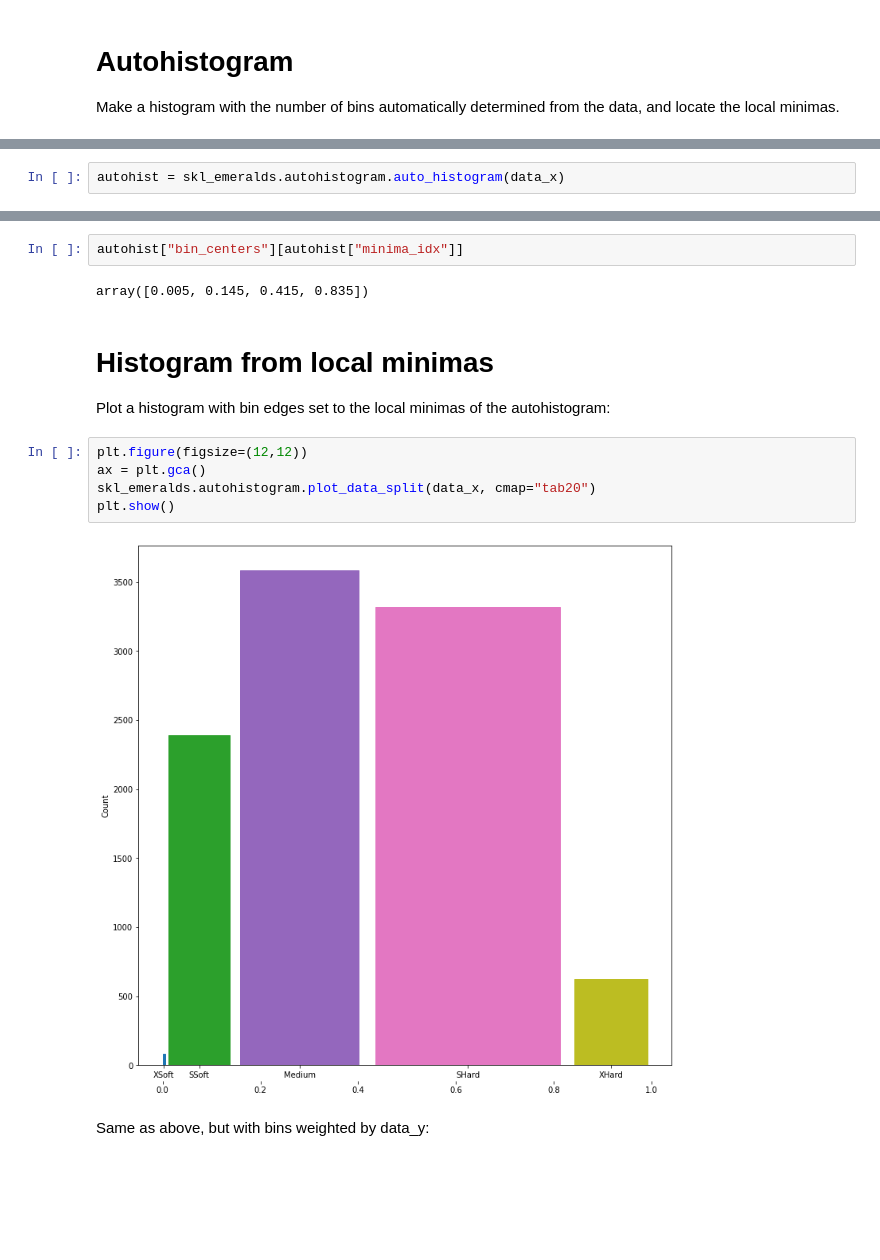
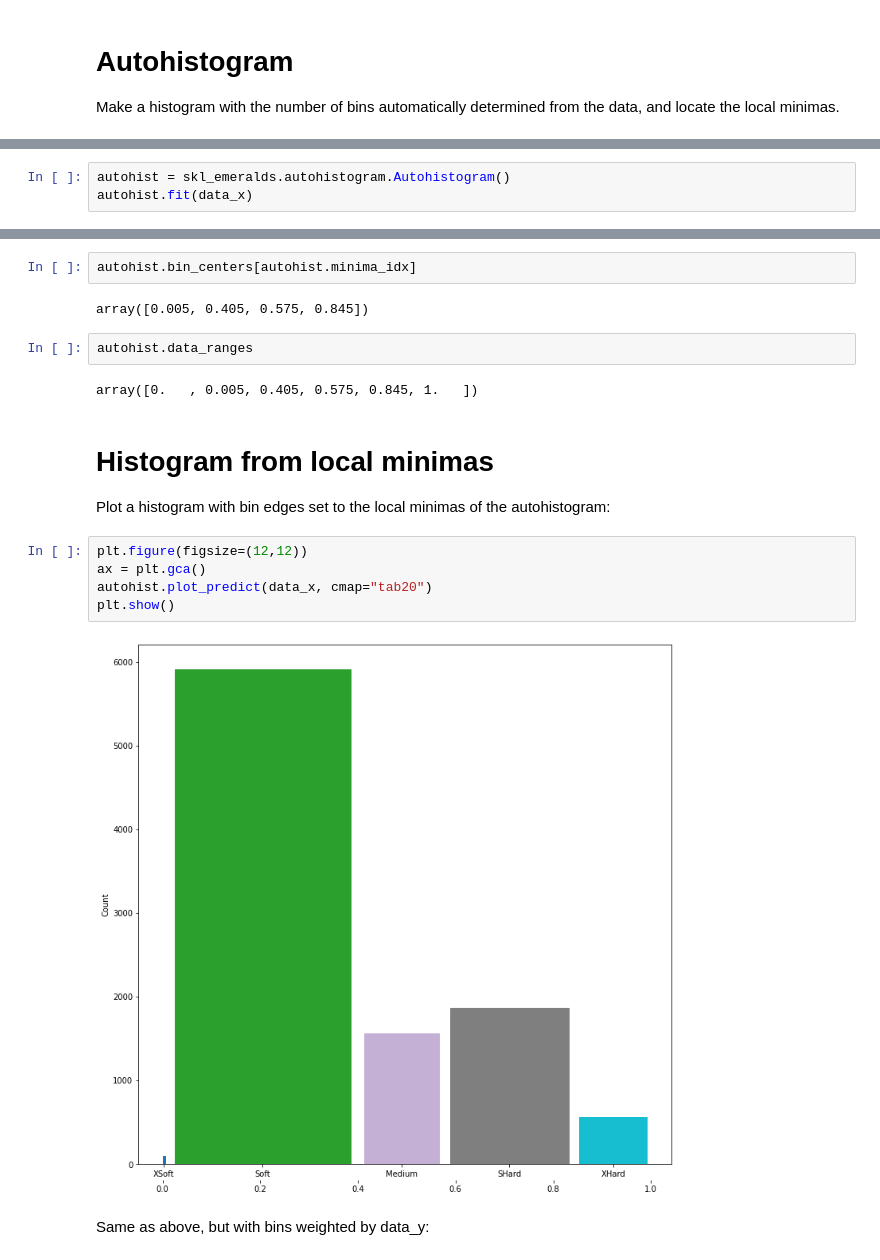
Before and after one commit to emerald-geomodelling/scikit-learn-emeralds, a Jupyter notebook: docs/Example usage autohist.ipynb, the cells around one changed output, grey strips where cells are left out. Saved outputs shown, nothing was run; the diff lists cells and outputs as text; blank space fills up the shorter version.

```diff
--- a/docs/Example usage autohist.ipynb
+++ b/docs/Example usage autohist.ipynb
@@ -38,2 +41,3 @@ Make a histogram with the number of bins automatically determined from the data,
 # %%
-autohist = skl_emeralds.autohistogram.auto_histogram(data_x)
+autohist = skl_emeralds.autohistogram.Autohistogram()
+autohist.fit(data_x)
@@ -45,17 +49,21 @@ skl_emeralds.autohistogram.plot_autohistogram(autohist)
 # %%
-autohist["bin_centers"][autohist["minima_idx"]]
+autohist.bin_centers[autohist.minima_idx]
 # %% [output]
-array([0.005, 0.145, 0.415, 0.835])
+array([0.005, 0.405, 0.575, 0.845])
+# %%
+autohist.data_ranges
+# %% [output]
+array([0.   , 0.005, 0.405, 0.575, 0.845, 1.   ])
 # %% [markdown]
 # Histogram from local minimas
 Plot a histogram with bin edges set to the local minimas of the autohistogram:
 # %%
 plt.figure(figsize=(12,12))
 ax = plt.gca()
-skl_emeralds.autohistogram.plot_data_split(data_x, cmap="tab20")
+autohist.plot_predict(data_x, cmap="tab20")
 plt.show()
 # %% [output]
-[figure, old version]
+[figure, new version]
 # %% [markdown]
 Same as above, but with bins weighted by data_y:
 # %%
```
Also changed, not shown: parts of 8 cells of this notebook, 1 other file.
